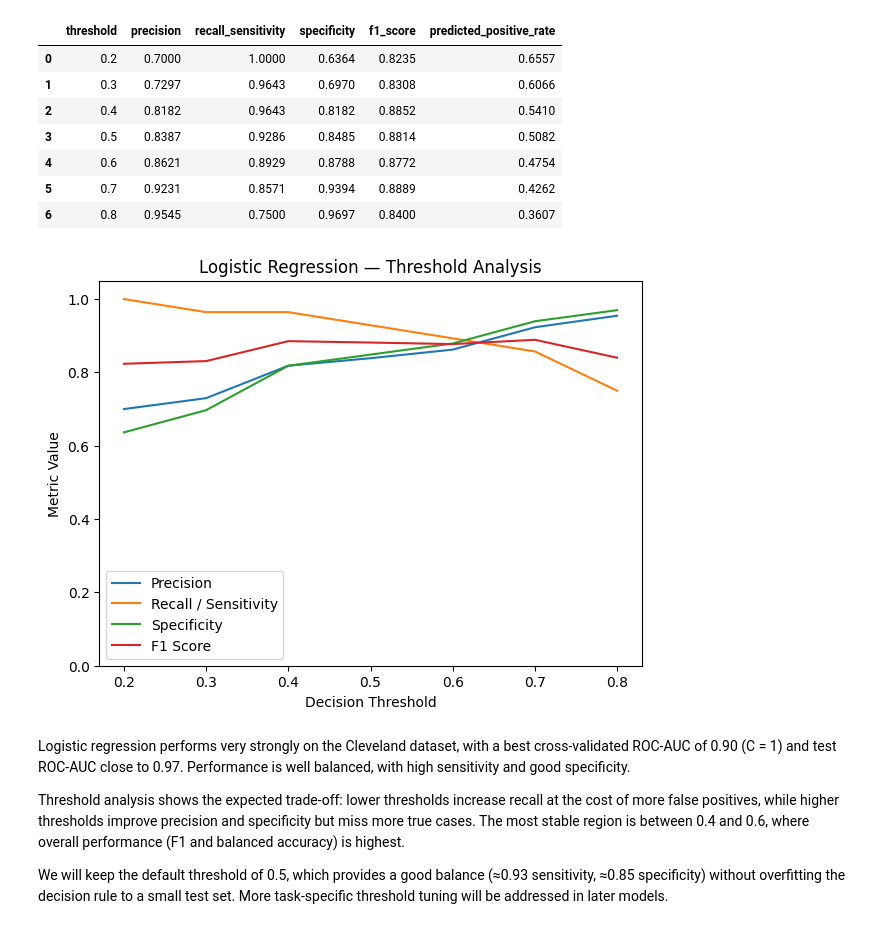
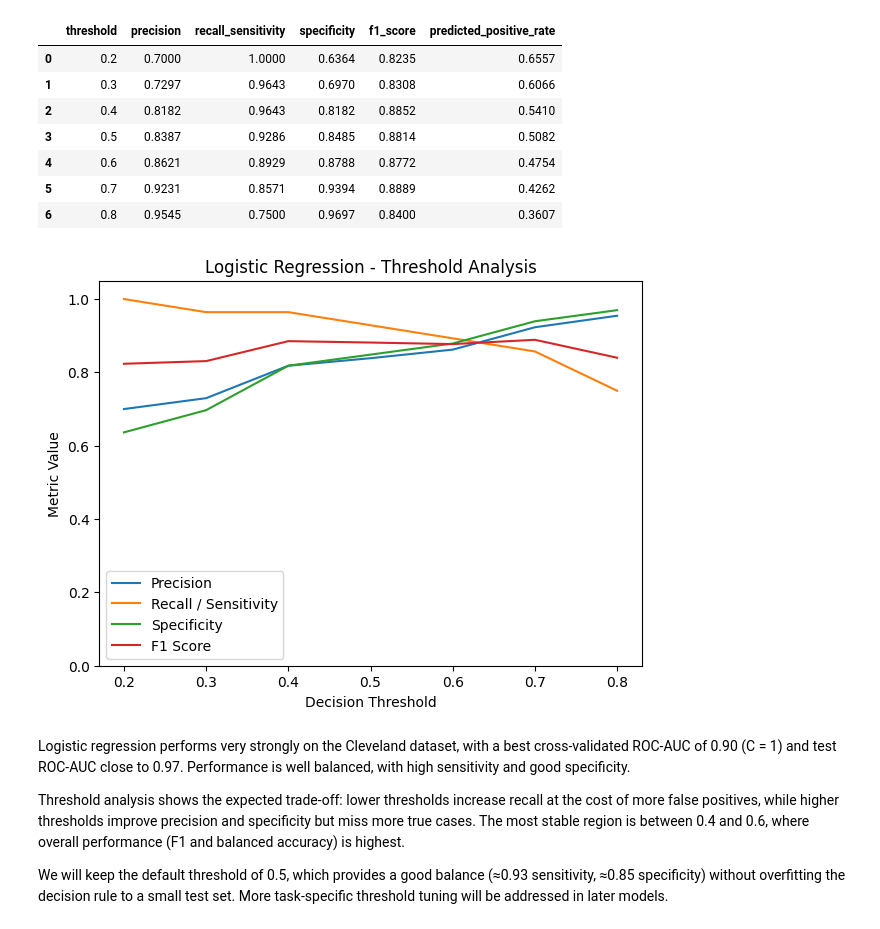
Before and after one commit to akimdavidov671/chd-prediction-dashboard, a Jupyter notebook: notebooks/uci-heart-disease.ipynb, the cells around one changed output. Cells and saved outputs as stored; diff of their text form; code cells hidden in the pictures.

```diff
--- a/notebooks/uci-heart-disease.ipynb
+++ b/notebooks/uci-heart-disease.ipynb
@@ -865,19 +868,19 @@ threshold_results_logreg
 # %%
 plt.figure(figsize=(7, 5))
 plt.plot(threshold_results_logreg["threshold"], threshold_results_logreg["precision"], label="Precision")
 plt.plot(threshold_results_logreg["threshold"], threshold_results_logreg["recall_sensitivity"], label="Recall / Sensitivity")
 plt.plot(threshold_results_logreg["threshold"], threshold_results_logreg["specificity"], label="Specificity")
 plt.plot(threshold_results_logreg["threshold"], threshold_results_logreg["f1_score"], label="F1 Score")
 
 plt.xlabel("Decision Threshold")
 plt.ylabel("Metric Value")
-plt.title("Logistic Regression — Threshold Analysis")
+plt.title("Logistic Regression - Threshold Analysis")
 plt.ylim(0, 1.05)
 plt.legend()
 plt.savefig("uci_plots/model1_logistic_regression_threshold_analysis.png", bbox_inches="tight")
 plt.show()
 # %% [output]
-[figure, old version]
+[figure, new version]
 # %% [markdown]
 Logistic regression performs very strongly on the Cleveland dataset, with a best cross-validated ROC-AUC of 0.90 (C = 1) and test ROC-AUC close to 0.97. Performance is well balanced, with high sensitivity and good specificity.
 
```
Also changed, not shown: parts of 20 cells of this notebook.
